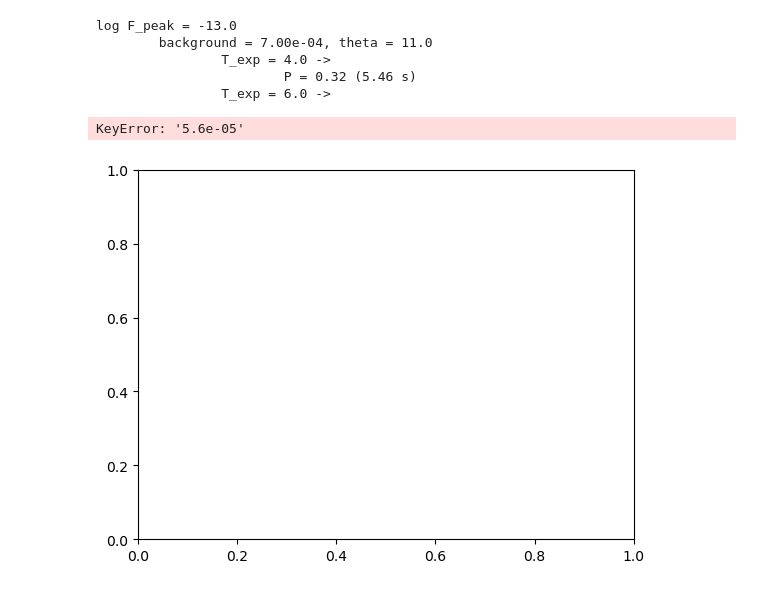
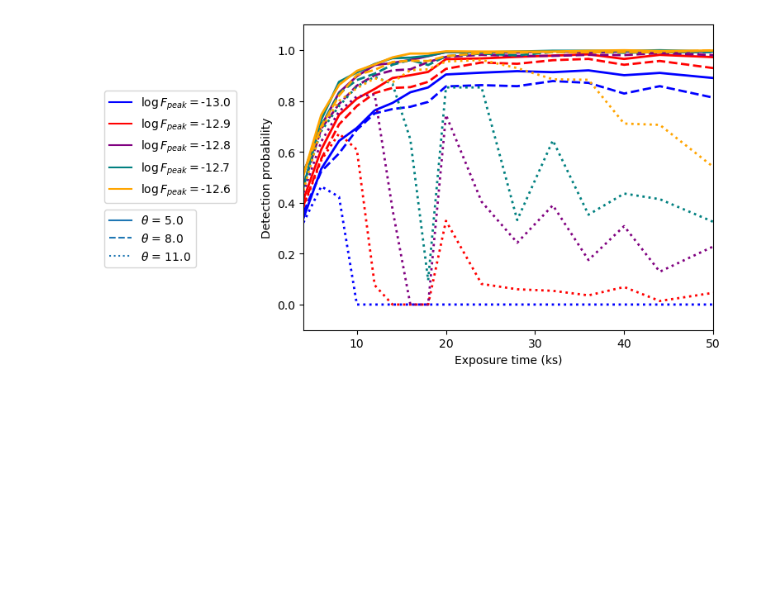
Before and after one commit to jessecrans/bachelor-internship, a Jupyter notebook: code/simulation/Simulations.ipynb, the cells around one changed output. Saved outputs shown, nothing was run; the diff lists cells and outputs as text; code cells hidden in the pictures; blank space fills up the shorter version.

Commit message:
worked on simulation

```diff
--- a/code/simulation/Simulations.ipynb
+++ b/code/simulation/Simulations.ipynb
@@ -74,31 +228,7 @@ window = 20 # window size in kiloseconds
-# %%
-detection_probabilities = {}
-for F_peak in peak_fluxes:
-    print(f'log F_peak = {np.log10(F_peak):.1f}')
-    detection_probabilities[str(F_peak)] = {}
-    for background, theta in background_at_off_axis_angle[-1:]:
-        detection_probabilities[str(F_peak)][str(background)] = []
-        print(f'\tbackground = {background:.2e}, theta = {theta:.1f}')
-        for T_exp in chandra_exposure_times:
-            print(f'\t\tT_exp = {T_exp:.1f} -> ')
-            t_perf_1 = time.perf_counter()
-            probability = simulate_detection_parallel_simulations(T_exp, F_peak, background, theta, simulations, window)
-            t_perf_2 = time.perf_counter()
-            print(f'\t\t\tP = {probability:.2f} ({t_perf_2 - t_perf_1:.2f} s)')
-            detection_probabilities[str(F_peak)][str(background)].append(probability)
-
-print(detection_probabilities)
-with open('json_files/detection_probabilities_w20.json', 'w') as file:
-    json.dump(detection_probabilities, file, indent=4)
-# %% [output]
-log F_peak = -13.0
-        background = 7.00e-04, theta = 11.0
-                T_exp = 4.0 ->
-                        P = 0.32 (5.46 s)
-                T_exp = 6.0 ->
 # %%
-with open('json_files/detection_probabilities_window_20_new.json', 'r') as file:
-    detection_probabilities_plot = json.load(file)
+filename = 'detection_probabilities_w20'
+
+detection_probabilities_plot = pd.read_csv(f'json_files/{filename}.csv', index_col=0)
 
 fig, axs = plt.subplots()
 
@@ -109,37 +239,39 @@ line_style = ['-','--',':','-.'][0:len(background_at_off_axis_angle)]
 
 for i, F_peak in enumerate(peak_fluxes):
     for j, (background, theta) in enumerate(background_at_off_axis_angle):
+        list_of_probabilities = literal_eval(detection_probabilities_plot.at[background, str(F_peak)])
+        list_of_probabilities = np.array([float(probability) for probability in list_of_probabilities])
+
         axs.plot(
             chandra_exposure_times,
-            detection_probabilities_plot[str(F_peak)][str(background)],
+            list_of_probabilities,
             color=colors[i],
             linestyle=line_style[j],
             linewidth=2
         )
 
-axs.set_title('Window of 20 ks')
+# axs.set_title('')
 
 # Legend for colors and peak fluxes
 color_legend = []
 for i, F_peak in enumerate(peak_fluxes):
     color_legend.append(plt.Line2D([0], [0], color=colors[i], label='$\log F_{peak} = $' + f'{np.log10(F_peak):.1f}'))
 legend_1 = plt.legend(handles=color_legend, bbox_to_anchor=(-0.5, 0.6), loc='center left')
 
 # Legend for line styles and angles
 line_style_legend = []
 for j, (_, theta) in enumerate(background_at_off_axis_angle):
     line_style_legend.append(plt.Line2D([0], [0], linestyle=line_style[j], label=f'$\\theta$ = {theta:.1f}'))
 legend_2 = plt.legend(handles=line_style_legend, bbox_to_anchor=(-0.5, 0.3), loc='center left')
 
 axs.set_xlim(chandra_exposure_times[0], chandra_exposure_times[-1])
 axs.set_ylim(-0.1, 1.1)
 
 axs.set_xlabel('Exposure time (ks)')
 axs.set_ylabel('Detection probability')
 
 axs.add_artist(legend_1)
 
-plt.savefig('plots/window_20ks_2.pdf', bbox_inches='tight')
+plt.savefig(f'plots/{filename}.pdf', bbox_inches='tight')
 # %% [output]
-KeyError: '5.6e-05'
-[figure, old version]
+[figure, new version]
```
Also changed, not shown: parts of 4 cells of this notebook, 23 other files.
